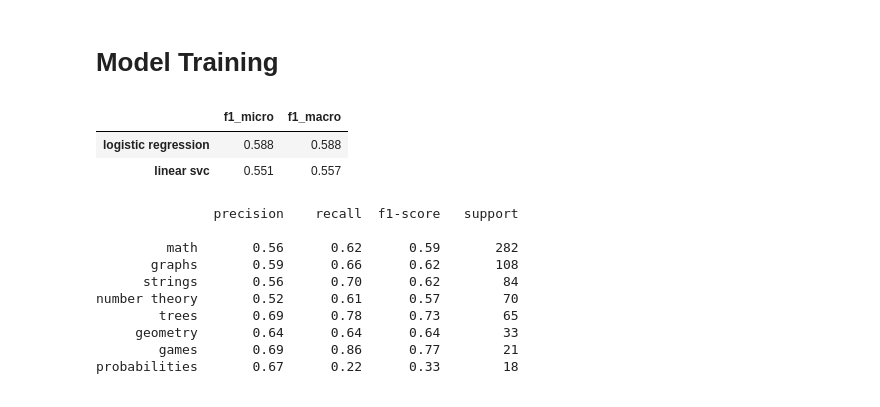
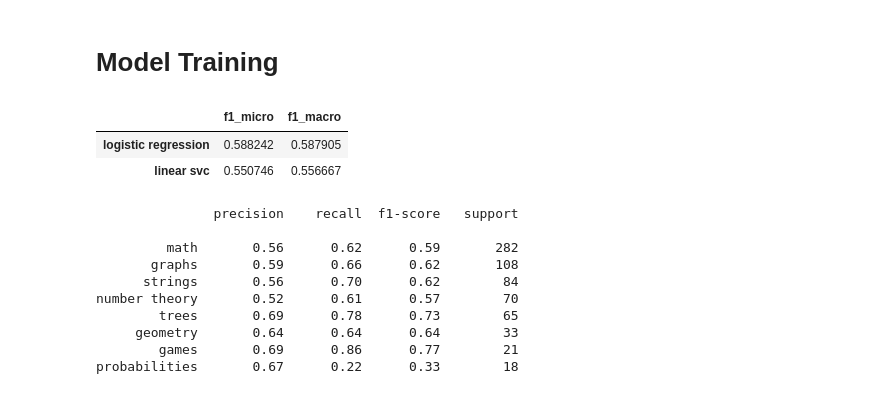
Before and after one commit to noikitu/illuin-test, a Jupyter notebook: exploration.ipynb, the cells around one changed output. Cells and saved outputs as stored; diff of their text form; code cells hidden in the pictures.

```diff
--- a/src/exploration.ipynb
+++ b/exploration.ipynb
@@ -103,16 +101,18 @@ model_svc = clone(model_logreg).set_params(
     clf=OneVsRestClassifier(LinearSVC(class_weight="balanced"))
 )
 # %%
+# Cross Validation to evaluate the perf of both models
+
 scores_logreg = cross_validate(model_logreg, train_df, Y_train, cv=5, scoring=["f1_micro", "f1_macro"])
 scores_svc = cross_validate(model_svc, train_df, Y_train, cv=5, scoring=["f1_micro", "f1_macro"])
 
 pd.DataFrame({
     "logistic regression": {"f1_micro": scores_logreg["test_f1_micro"].mean(), "f1_macro": scores_logreg["test_f1_macro"].mean()},
     "linear svc": {"f1_micro": scores_svc["test_f1_micro"].mean(), "f1_macro": scores_svc["test_f1_macro"].mean()},
-}).T.round(3)
+}).T
 # %% [output]
 |  | f1_micro | f1_macro |
-| logistic regression | 0.588 | 0.588 |
-| linear svc | 0.551 | 0.557 |
+| logistic regression | 0.588242 | 0.587905 |
+| linear svc | 0.550746 | 0.556667 |
 # %%
 cols = ["prob_desc_description", "source_code"]
```
Also changed, not shown: parts of 17 cells of this notebook, 3 other files.
